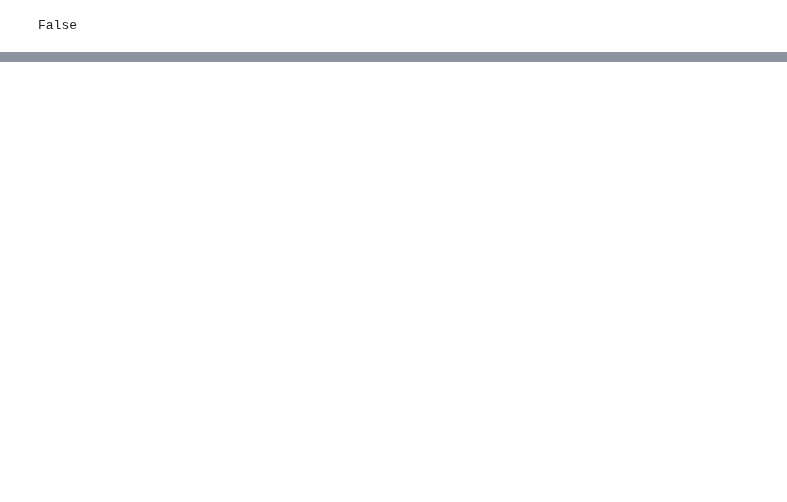
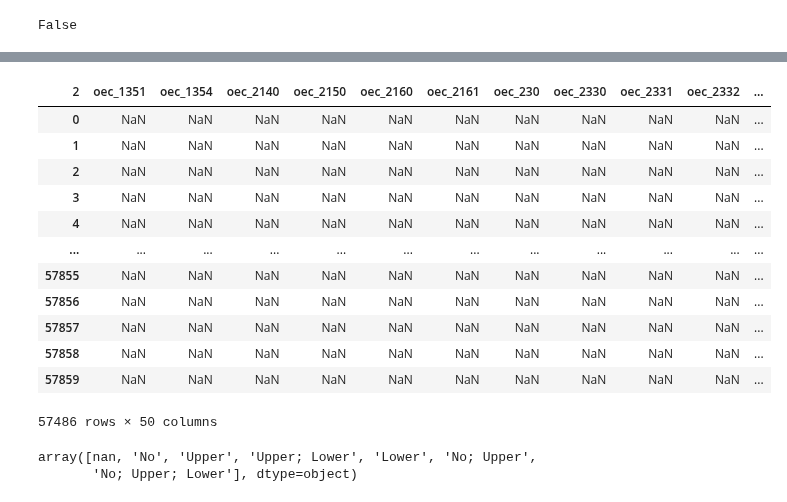
Before and after one commit to Jmiah789/smile-on-get_tootha_choppa, a Jupyter notebook: notebooks/eor_cleaning.ipynb, the cells around one changed output, grey strips where cells are left out. Saved outputs shown, nothing was run; the diff lists cells and outputs as text; code cells hidden in the pictures; blank space fills up the shorter version.

```diff
--- a/notebooks/eor_cleaning.ipynb
+++ b/notebooks/eor_cleaning.ipynb
@@ -350,3 +358,8 @@ smile_on = smile_on.drop('bocq_next_step2', axis=1)
 smile_on.shape
 # %% [output]
 (57860, 114)
+# %%
+#drop people who did not want care
+smile_on = smile_on.drop(smile_on[smile_on.bocq_next_step.isin(
+["Information Only", "Not Interested in SMILE ON", "Services not available within SMILE ON"])].index)
+smile_on.shape
@@ -498,0 +441,5 @@ smile_on["si_enroller_id"].value_counts().sum()
+# %%
+smile_on['referred'] = smile_on['cmi_What is the outcome for the client?'].fillna(smile_on['referrals_made'])
+smile_on = smile_on.drop('cmi_What is the outcome for the client?', axis=1)
+smile_on = smile_on.drop('referrals_made', axis=1)
+smile_on.shape
@@ -498,0 +469,5 @@ smile_on["si_enroller_id"].value_counts().sum()
+# %%
+smile_on['pe_next_step'] = smile_on['pe_next_step1'].fillna(smile_on['pe_next_step2'])
+smile_on = smile_on.drop('pe_next_step1', axis=1)
+smile_on = smile_on.drop('pe_next_step2', axis=1)
+smile_on.shape
@@ -498,0 +515,34 @@ smile_on["si_enroller_id"].value_counts().sum()
+# %%
+smile_on = smile_on.replace('1_', '1')
+smile_on = smile_on.replace('2_', '2')
+smile_on = smile_on.replace('4_', '4')
+# %%
+smile_on[['oec_1351','oec_1354','oec_2140','oec_2150','oec_2160',
+'oec_2161','oec_230','oec_2330','oec_2331','oec_2332','oec_2335',
+'oec_2390','oec_2391','oec_2392','oec_2393','oec_2394','oec_2915',
+'oec_2920','oec_2933','oec_2940','oec_2950','oec_2954','oec_2980',
+'oec_3220','oec_4341','oec_4342','oec_6930','oec_6980','oec_7111',
+'oec_7140','oec_7210','oec_7220','oec_7230','oec_7240','oec_7241',
+'oec_7250','oec_7261','oec_7286','oec_7310','oec_7311','oec_7320',
+'oec_7321','oec_7410','oec_7411','oec_7471','oec_7510','oec_7971',
+'oec_7972','oec_9110','oec_9951']].apply(lambda x: x.astype('float'))
+# %% [output]
+| 2 | oec_1351 | oec_1354 | oec_2140 | oec_2150 | oec_2160 | oec_2161 | oec_230 | oec_2330 | oec_2331 | oec_2332 | ... |
+| 0 | NaN | NaN | NaN | NaN | NaN | NaN | NaN | NaN | NaN | NaN | ... |
+| 1 | NaN | NaN | NaN | NaN | NaN | NaN | NaN | NaN | NaN | NaN | ... |
+| 2 | NaN | NaN | NaN | NaN | NaN | NaN | NaN | NaN | NaN | NaN | ... |
+| 3 | NaN | NaN | NaN | NaN | NaN | NaN | NaN | NaN | NaN | NaN | ... |
+| 4 | NaN | NaN | NaN | NaN | NaN | NaN | NaN | NaN | NaN | NaN | ... |
+| ... | ... | ... | ... | ... | ... | ... | ... | ... | ... | ... | ... |
+| 57855 | NaN | NaN | NaN | NaN | NaN | NaN | NaN | NaN | NaN | NaN | ... |
+| 57856 | NaN | NaN | NaN | NaN | NaN | NaN | NaN | NaN | NaN | NaN | ... |
+| 57857 | NaN | NaN | NaN | NaN | NaN | NaN | NaN | NaN | NaN | NaN | ... |
+| 57858 | NaN | NaN | NaN | NaN | NaN | NaN | NaN | NaN | NaN | NaN | ... |
+| 57859 | NaN | NaN | NaN | NaN | NaN | NaN | NaN | NaN | NaN | NaN | ... |
+57486 rows × 50 columns
+# %%
+#cell to explore contents of various cells
+smile_on['scrn_has_dentures'].unique()
+# %% [output]
+array([nan, 'No', 'Upper', 'Upper; Lower', 'Lower', 'No; Upper',
+       'No; Upper; Lower'], dtype=object)
```
Also changed, not shown: parts of 28 cells of this notebook, 1 other file.
